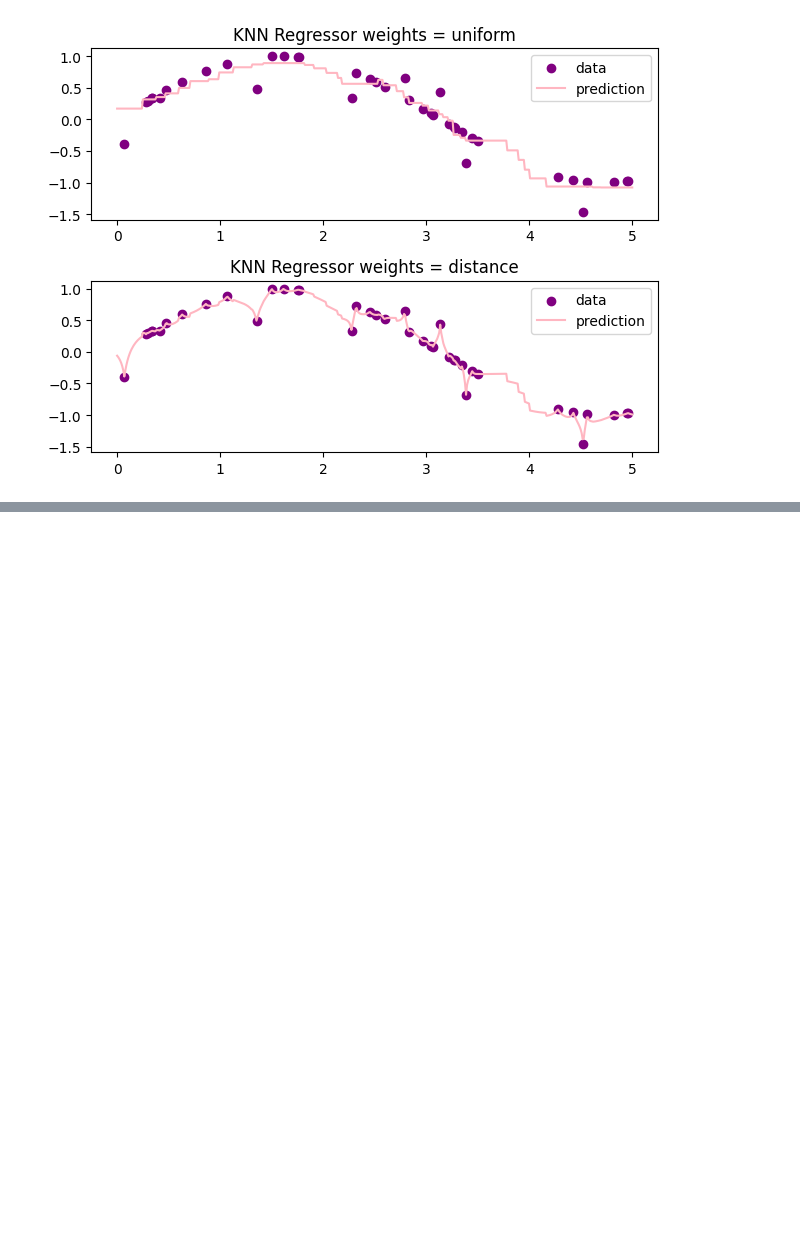
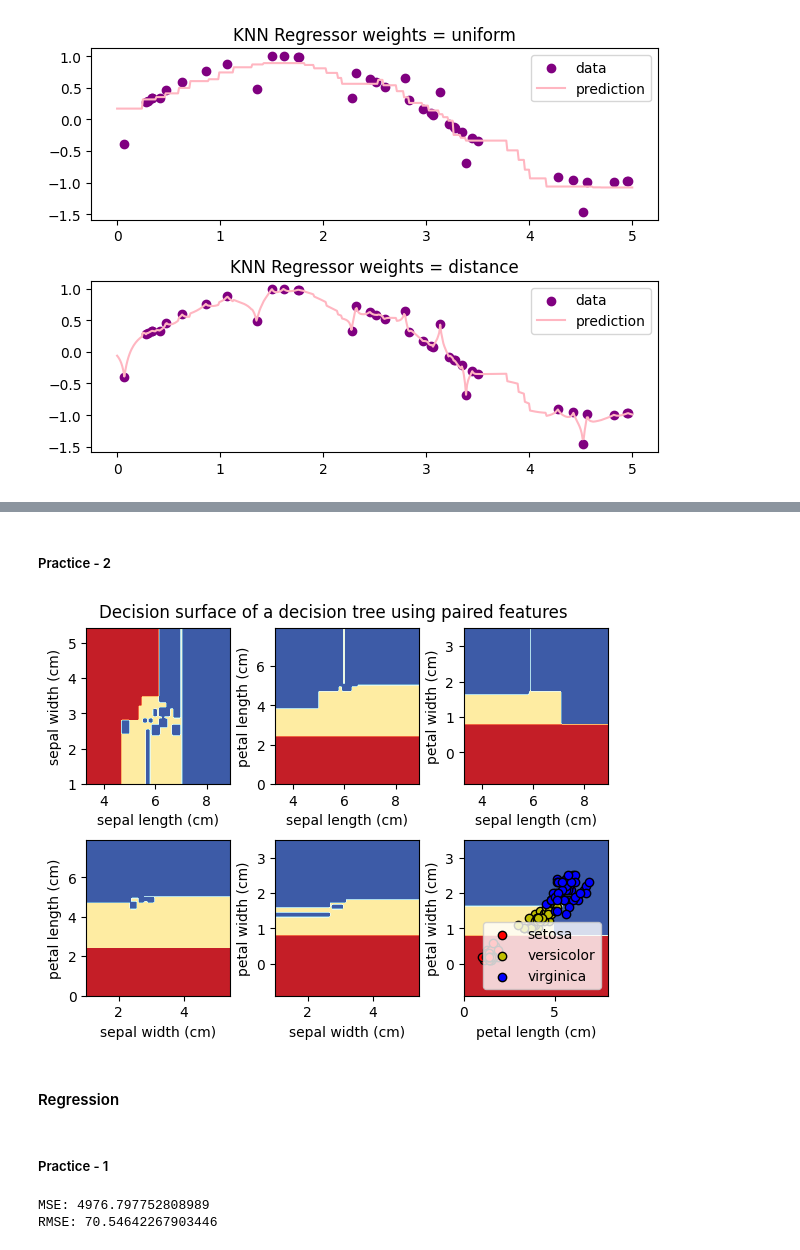
Before and after one commit to sultankeles/MachineLearning, a Jupyter notebook: MachineLearning.ipynb, the cells around one changed output, grey strips where cells are left out. Saved outputs shown, nothing was run; the diff lists cells and outputs as text; code cells hidden in the pictures; blank space fills up the shorter version.

```diff
--- a/MachineLearning.ipynb
+++ b/MachineLearning.ipynb
@@ -122,0 +182,80 @@ plt.show()
+# %% [markdown]
+##### Practice - 2
+# %%
+from sklearn.datasets import load_iris
+from sklearn.tree import DecisionTreeClassifier
+from sklearn.inspection import DecisionBoundaryDisplay
+
+import matplotlib.pyplot as plt
+import numpy as np
+
+# If you don't want to see warnings:
+import warnings
+warnings.filterwarnings('ignore')
+
+# Dataset review
+iris = load_iris()
+
+n_classes = len(iris.target_names)
+plot_colors = 'ryb'
+
+for pairidx, pair in enumerate([[0,1], [0,2], [0,3], [1,2], [1,3], [2,3]]):
+
+  X = iris.data[:, pair]  # features
+  y = iris.target # target
+
+  clf = DecisionTreeClassifier().fit(X, y)
+
+  ax = plt.subplot(2, 3, pairidx + 1)
+  plt.tight_layout(h_pad = 0.5, w_pad = 0.5, pad = 2.5)
+  DecisionBoundaryDisplay.from_estimator(clf,
+                                         X,
+                                         cmap = plt.cm.RdYlBu,
+                                         response_method = 'predict',
+                                         ax = ax,
+                                         xlabel=iris.feature_names[pair[0]],
+                                         ylabel=iris.feature_names[pair[1]])
+for i, color in zip(range(n_classes), plot_colors):
+  idx = np.where(y == i)
+  plt.scatter(X[idx, 0], X[idx, 1], c = color, label = iris.target_names[i], cmap = plt.cm.RdYlBu, edgecolors='black')
+
+plt.suptitle('Decision surface of a decision tree using paired features')
+plt.legend()
+plt.show()
+# %% [output]
+[figure, added]
+# %% [markdown]
+#### Regression
+# %% [markdown]
+##### Practice - 1
+# %%
+from sklearn.datasets import load_diabetes
+from sklearn.model_selection import train_test_split
+from sklearn.tree import DecisionTreeRegressor
+from sklearn.metrics import mean_squared_error
+
+import numpy as np
+
+diabetes = load_diabetes()
+
+X = diabetes.data # features
+y = diabetes.target # target
+
+X_train, X_test, y_train, y_test = train_test_split(X, y, test_size = 0.2, random_state = 42)
+
+# Decision Tree Regression Model
+tree_reg = DecisionTreeRegressor(random_state = 42)
+tree_reg.fit(X_train, y_train)
+
+# Prediction
+y_pred = tree_reg.predict(X_test)
+
+# Evaluation
+mse = mean_squared_error(y_test, y_pred)
+print('MSE:', mse)
+
+rmse = np.sqrt(mse)
+print('RMSE:', rmse)
+# %% [output]
+MSE: 4976.797752808989
+RMSE: 70.54642267903446
```
Also changed, not shown: parts of 6 cells of this notebook.
